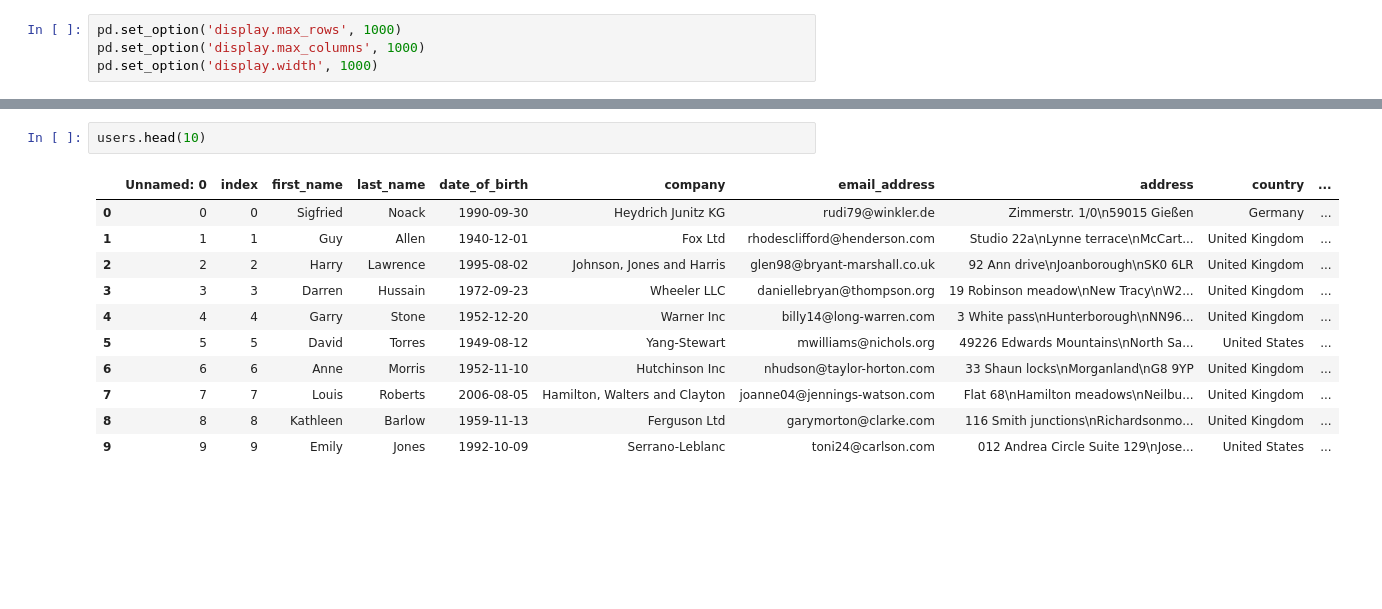
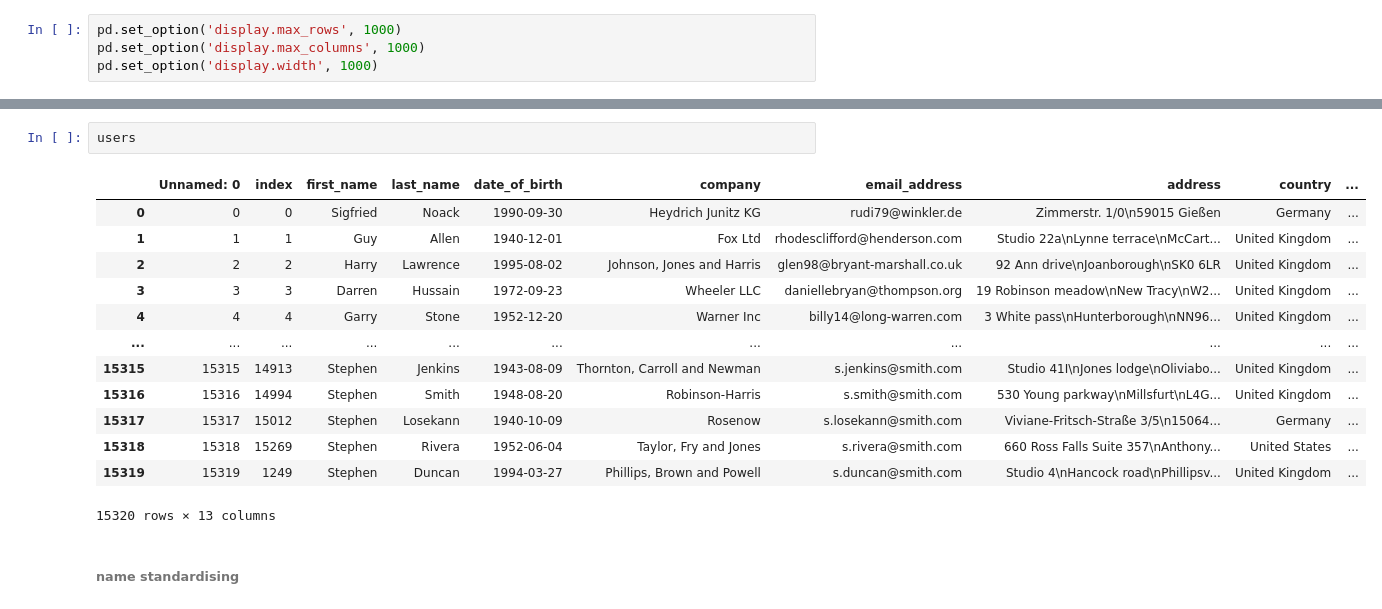
Before and after one commit to tonCodesData/multinational-retail-data-centralisation, a Jupyter notebook: user_cleaning.ipynb, the cells around one changed output, grey strips where cells are left out. Drawn from its saved outputs; the diff is of its cells as text; blank space fills up the shorter version.

Commit message:
cleanse user

```diff
--- a/user_cleaning.ipynb
+++ b/user_cleaning.ipynb
@@ -10,14 +221,18 @@ users = pd.read_csv('users.csv')
 # %%
-users.head(10)
+users
 # %% [output]
 |  | Unnamed: 0 | index | first_name | last_name | date_of_birth | company | email_address | address | country | ... |
 | 0 | 0 | 0 | Sigfried | Noack | 1990-09-30 | Heydrich Junitz KG | rudi79@winkler.de | Zimmerstr. 1/0\n59015 Gießen | Germany | ... |
 | 1 | 1 | 1 | Guy | Allen | 1940-12-01 | Fox Ltd | rhodesclifford@henderson.com | Studio 22a\nLynne terrace\nMcCart... | United Kingdom | ... |
 | 2 | 2 | 2 | Harry | Lawrence | 1995-08-02 | Johnson, Jones and Harris | glen98@bryant-marshall.co.uk | 92 Ann drive\nJoanborough\nSK0 6LR | United Kingdom | ... |
 | 3 | 3 | 3 | Darren | Hussain | 1972-09-23 | Wheeler LLC | daniellebryan@thompson.org | 19 Robinson meadow\nNew Tracy\nW2... | United Kingdom | ... |
 | 4 | 4 | 4 | Garry | Stone | 1952-12-20 | Warner Inc | billy14@long-warren.com | 3 White pass\nHunterborough\nNN96... | United Kingdom | ... |
-| 5 | 5 | 5 | David | Torres | 1949-08-12 | Yang-Stewart | mwilliams@nichols.org | 49226 Edwards Mountains\nNorth Sa... | United States | ... |
-| 6 | 6 | 6 | Anne | Morris | 1952-11-10 | Hutchinson Inc | nhudson@taylor-horton.com | 33 Shaun locks\nMorganland\nG8 9YP | United Kingdom | ... |
-| 7 | 7 | 7 | Louis | Roberts | 2006-08-05 | Hamilton, Walters and Clayton | joanne04@jennings-watson.com | Flat 68\nHamilton meadows\nNeilbu... | United Kingdom | ... |
-| 8 | 8 | 8 | Kathleen | Barlow | 1959-11-13 | Ferguson Ltd | garymorton@clarke.com | 116 Smith junctions\nRichardsonmo... | United Kingdom | ... |
-| 9 | 9 | 9 | Emily | Jones | 1992-10-09 | Serrano-Leblanc | toni24@carlson.com | 012 Andrea Circle Suite 129\nJose... | United States | ... |
+| ... | ... | ... | ... | ... | ... | ... | ... | ... | ... | ... |
+| 15315 | 15315 | 14913 | Stephen | Jenkins | 1943-08-09 | Thornton, Carroll and Newman | s.jenkins@smith.com | Studio 41I\nJones lodge\nOliviabo... | United Kingdom | ... |
+| 15316 | 15316 | 14994 | Stephen | Smith | 1948-08-20 | Robinson-Harris | s.smith@smith.com | 530 Young parkway\nMillsfurt\nL4G... | United Kingdom | ... |
+| 15317 | 15317 | 15012 | Stephen | Losekann | 1940-10-09 | Rosenow | s.losekann@smith.com | Viviane-Fritsch-Straße 3/5\n15064... | Germany | ... |
+| 15318 | 15318 | 15269 | Stephen | Rivera | 1952-06-04 | Taylor, Fry and Jones | s.rivera@smith.com | 660 Ross Falls Suite 357\nAnthony... | United States | ... |
+| 15319 | 15319 | 1249 | Stephen | Duncan | 1994-03-27 | Phillips, Brown and Powell | s.duncan@smith.com | Studio 4\nHancock road\nPhillipsv... | United Kingdom | ... |
+15320 rows × 13 columns
+# %% [markdown]
+###### name standardising
```
Also changed, not shown: parts of 38 cells of this notebook, 1 other file.
